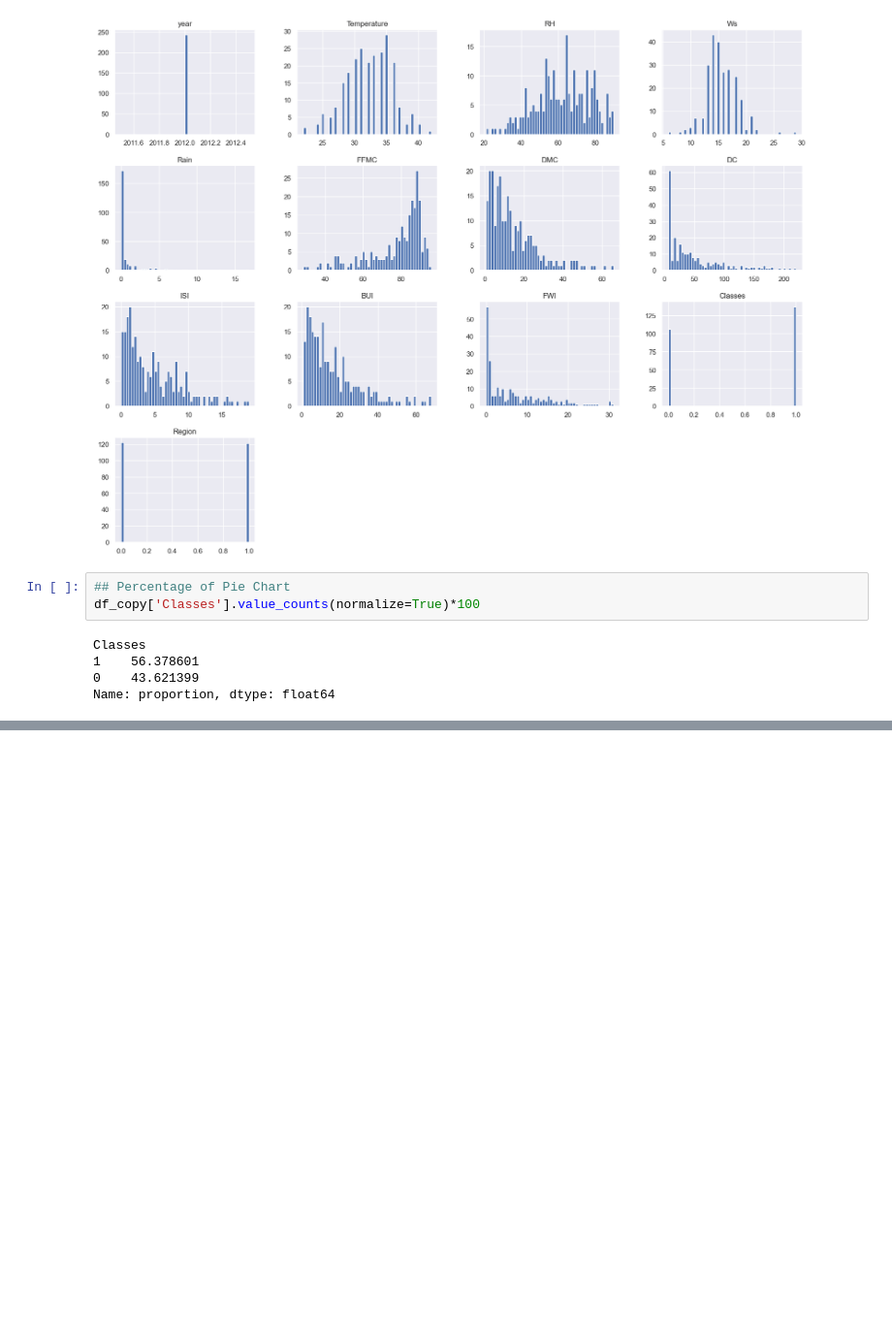
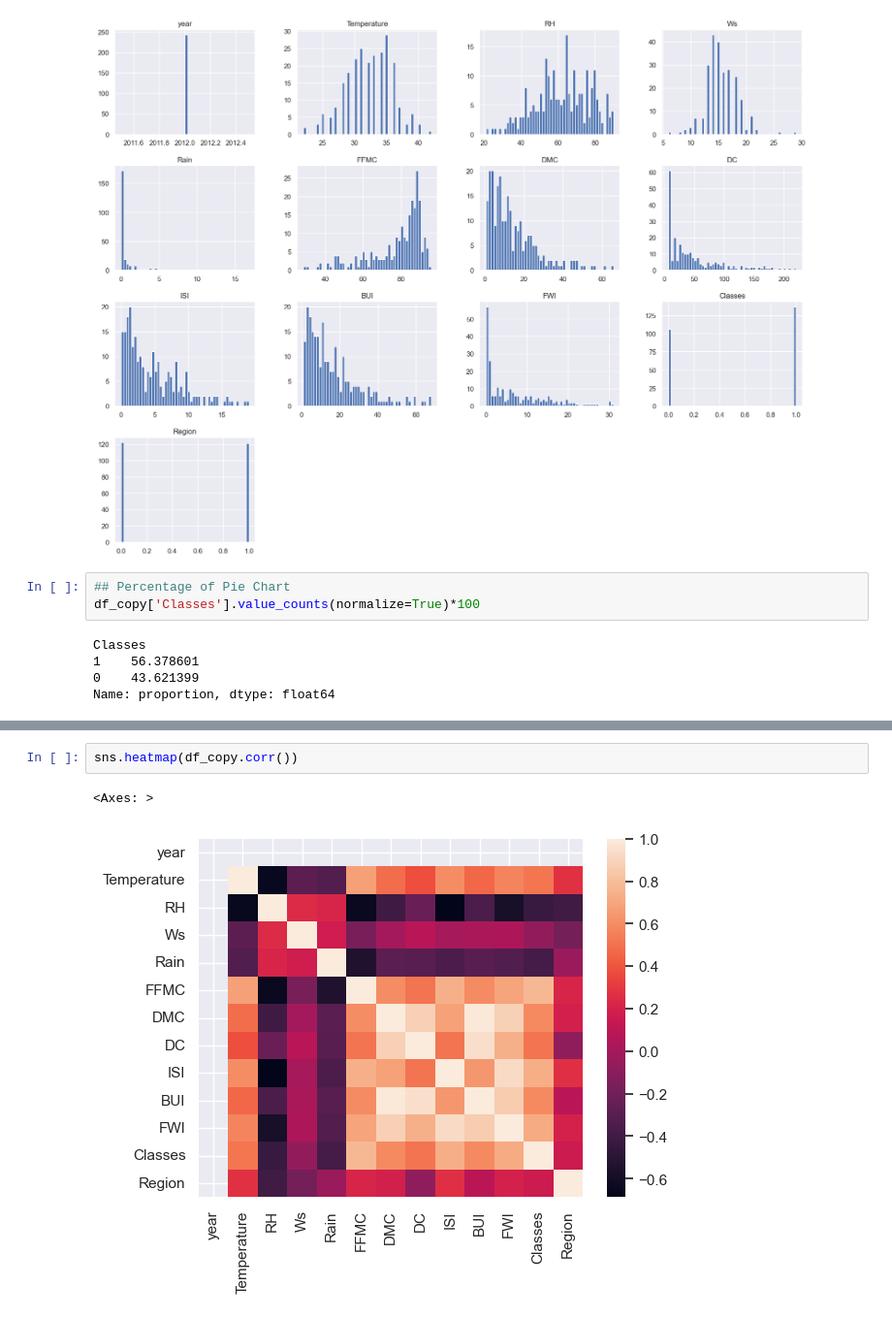
Before and after one commit to manishparihar3618/data-science, a Jupyter notebook: 04_Machine_learning/02_Ridge_Lasso_ElasticNet_Regression/EDA_algerian.ipynb, the cells around one changed output, grey strips where cells are left out. Shown at 97% size. Cells and saved outputs as stored; diff of their text form; blank space fills up the shorter version.

```diff
--- a/04_Machine_learning/02_Ridge_Lasso_ElasticNet_Regression/EDA_algerian.ipynb
+++ b/04_Machine_learning/02_Ridge_Lasso_ElasticNet_Regression/EDA_algerian.ipynb
@@ -367,0 +396,5 @@ TypeError: 'module' object is not callable
+# %%
+sns.heatmap(df_copy.corr())
+# %% [output]
+<Axes: >
+[figure, added]
```
Also changed, not shown: parts of 9 cells of this notebook.
